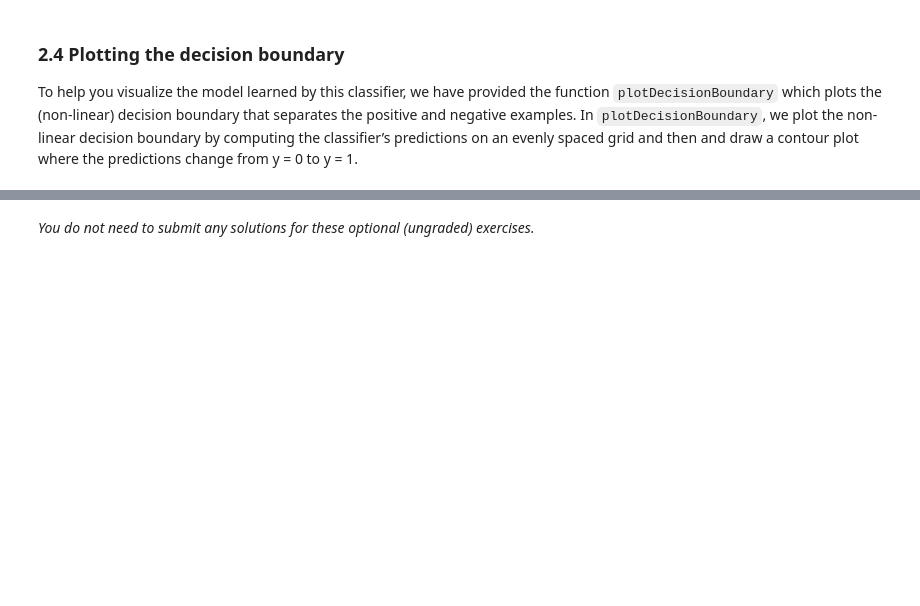
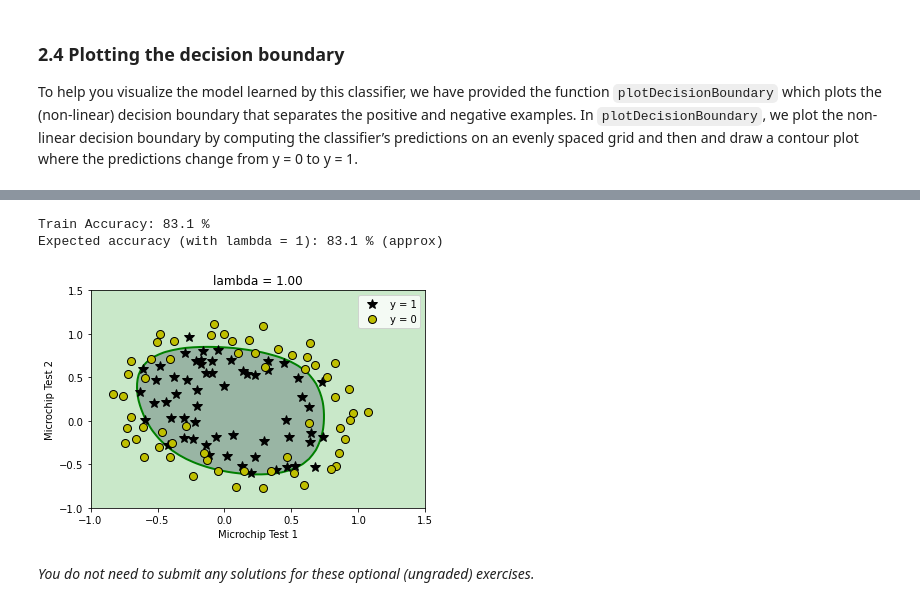
Before and after one commit to Brandon-Luong/Andrew-Ng-Machine-Learning, a Jupyter notebook: Exercise2/exercise2.ipynb, the cells around one changed output, grey strips where cells are left out. Drawn from its saved outputs; the diff is of its cells as text; code cells hidden in the pictures; blank space fills up the shorter version.

```diff
--- a/Exercise2/exercise2.ipynb
+++ b/Exercise2/exercise2.ipynb
@@ -280,15 +280,9 @@ def costFunction(theta, X, y):
     grad = np.zeros(theta.shape)
 
     # ====================== YOUR CODE HERE ======================
-    summ_J = 0
-    summ_grad = 0
-    for training_ex in range(m):
-        z = np.transpose(theta) @ X[training_ex, :]
-        h = sigmoid(z)
-        summ_J += (y[training_ex] * np.log(h)) + ((1 - y[training_ex]) * np.log(1 - h))
-        summ_grad += (h - y[training_ex]) * X[training_ex, :]
-    J = summ_J / -m
-    grad = summ_grad / m
+    h = sigmoid(X @ theta)
+    J = (-1 / m) * (np.dot(y, np.log(h)) + np.dot(1 - y, np.log(1 - h)))
+    grad = (1 / m) * (h - y) @ X
 
     # =============================================================
     return J, grad
@@ -446,12 +453,8 @@ def predict(theta, X):
     p = np.zeros(m)
 
     # ====================== YOUR CODE HERE ======================
-
-    for training in range(m):
-        z = np.transpose(theta) @ X[training, :]
-        h = sigmoid(z)
-        if h >= 0.5:
-            p[training] = 1
+    h = sigmoid(X @ theta)
+    p = np.where(h >= 0.5, 1, 0)
 
     # ============================================================
     return p
@@ -587,21 +603,12 @@ def costFunctionReg(theta, X, y, lambda_):
     grad = np.zeros(theta.shape)
 
     # ===================== YOUR CODE HERE ======================
-
-    sum_training = 0
-    sum_theta = sum(theta**2) - theta[0]
-    sum_grad = 0
-
-    for training in range(m):
-        z = np.transpose(theta) @ X[training, :]
-        h = sigmoid(z)
-        sum_training += (y[training] * np.log(h)) + ((1 - y[training]) * np.log(1 - h))
-        sum_grad += (h - y[training]) * X[training, :]
-
-    J = (sum_training / -m) + ((sum_theta * lambda_) / (2*m))
-    grad[0] += sum_grad[0] / m
-    for spot in range(1, np.shape(grad)[0]):
-        grad[spot] = (sum_grad[spot] / m) + ((lambda_ * theta[spot]) / m)
+    h = sigmoid(X @ theta)
+    theta_temp = theta
+    theta_temp[0] = 0
+    J = (-1/m) * (np.dot(y, np.log(h)) + np.dot(1 - y, np.log(1 - h))) + (
+        (lambda_/ (2*m)) * np.sum(np.square(theta_temp)))
+    grad = (1/m) * (h - y) @ X + (lambda_ / m) * theta_temp
 
     # =============================================================
     return J, grad
@@ -721,33 +728,37 @@ initial_theta = np.zeros(X.shape[1])
 lambda_ = 1
 
 # set options for optimize.minimize
 options= {'maxiter': 100}
 
 res = optimize.minimize(costFunctionReg,
                         initial_theta,
                         (X, y, lambda_),
                         jac=True,
-                        method='TNC',
+                        method='BFGS',
                         options=options)
 
 # the fun property of OptimizeResult object returns
 # the value of costFunction at optimized theta
 cost = res.fun
 
 # the optimized theta is in the x property of the result
 theta = res.x
 
 utils.plotDecisionBoundary(plotData, theta, X, y)
 pyplot.xlabel('Microchip Test 1')
 pyplot.ylabel('Microchip Test 2')
 pyplot.legend(['y = 1', 'y = 0'])
 pyplot.grid(False)
 pyplot.title('lambda = %0.2f' % lambda_)
 
 # Compute accuracy on our training set
 p = predict(theta, X)
 
 print('Train Accuracy: %.1f %%' % (np.mean(p == y) * 100))
 print('Expected accuracy (with lambda = 1): 83.1 % (approx)\n')
+# %% [output]
+Train Accuracy: 83.1 %
+Expected accuracy (with lambda = 1): 83.1 % (approx)
+[figure, added]
 # %% [markdown]
 *You do not need to submit any solutions for these optional (ungraded) exercises.*
```
Also changed, not shown: parts of 3 cells of this notebook.
